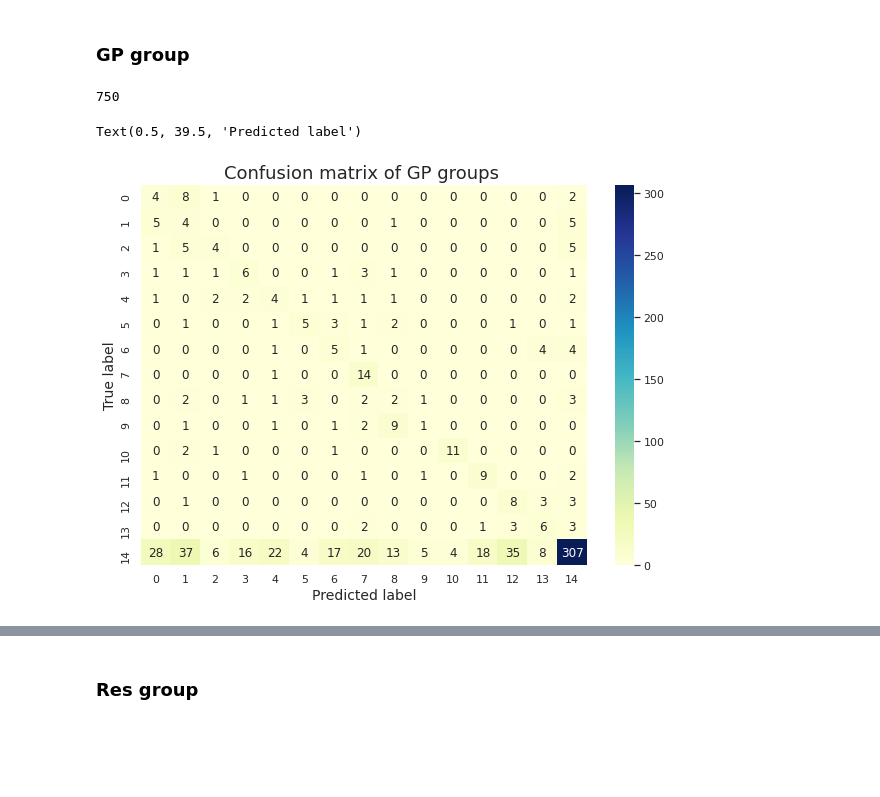
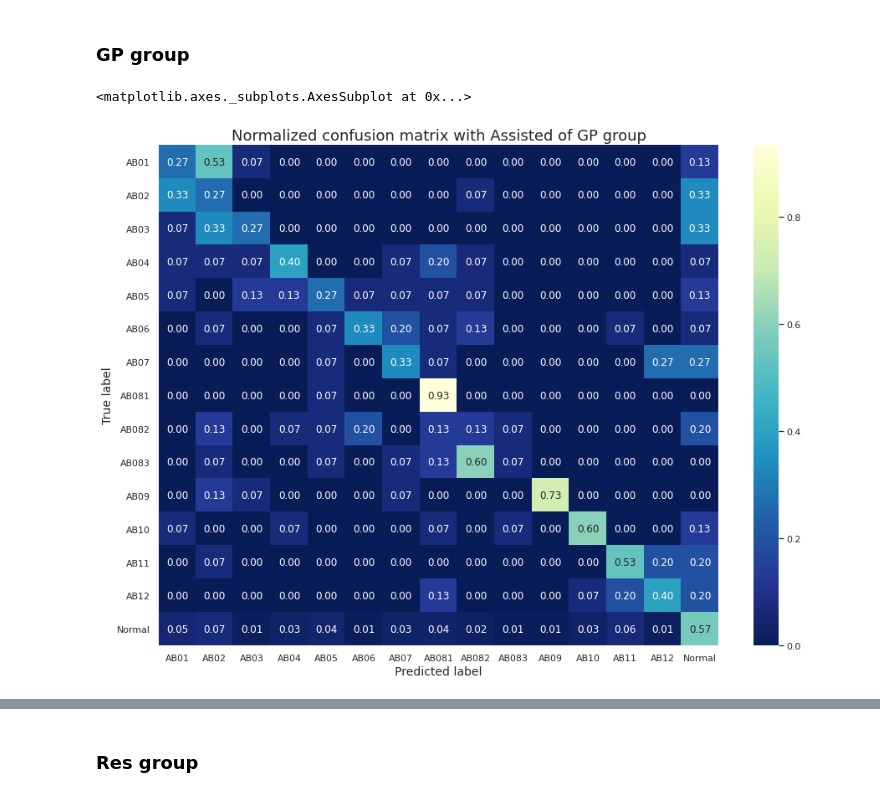
Before and after one commit to Peckkie/Experiment_Evaluation_CCA, a Jupyter notebook: Graph_forPaper.ipynb, the cells around one changed output, grey strips where cells are left out. Drawn from its saved outputs; the diff is of its cells as text; code cells hidden in the pictures; blank space fills up the shorter version.

Commit message:
Update Normalization confusion matrix

```diff
--- a/Graph_forPaper.ipynb
+++ b/Graph_forPaper.ipynb
@@ -123,42 +123,62 @@ Exdf.head(3)
 | 0 | 0 | 1 | AB01 P1 C100.JPG | AB01 | FP-A | /media/tohn/HDD/VISION_dataset/US... | https://irisprodseatraining.blob.... | Easy | Easy | ... |
 | 1 | 1 | 2 | AB01 P4-2 C050.JPG | AB01 | FP-B | /media/tohn/HDD/VISION_dataset/US... | https://irisprodseatraining.blob.... | Easy | Easy | ... |
 | 2 | 2 | 3 | AB01 P5-2 C004.JPG | AB01 | FP-C | /media/tohn/HDD/VISION_dataset/US... | https://irisprodseatraining.blob.... | Easy | Easy | ... |
+# %%
+import matplotlib.pyplot as plt
+import seaborn as sns
+# import matplotlib
+# matplotlib.axes.Axes.annotate
+# cm.round(decimals=2)
+def confusion_matrix_normalized(cm,group):
+    cm = cm.astype('float') / cm.sum(axis=1)[:, np.newaxis]
+    sns.set()
+    classes = np.array(['AB01','AB02','AB03','AB04','AB05','AB06','AB07','AB081','AB082','AB083','AB09','AB10','AB11','AB12','Normal'])
+    fig, ax = plt.subplots(figsize=(15, 11))
+    ax = sns.heatmap(cm, annot=True, fmt='.2f', cmap="YlGnBu_r") #Blues,Oranges,Reds,YlGnBu
+    ax.set(xticklabels=classes, yticklabels=classes)
+    plt.setp(ax.get_yticklabels(), rotation=0, ha="right")
+    ax.set_title(f'Normalized confusion matrix with {group}',fontsize=18)
+    ax.set_ylabel('True label',fontsize=14)
+    ax.set_xlabel('Predicted label',fontsize=14)
+    return ax
 # %% [markdown]
 ### GP group
 # %%
 #Assisit tool GP
 per = ['B10_Pred2_ass','B11_Pred1_ass','B12_Pred1_ass','U10_Pred2_ass','U10_Pred']
 aa = list()
 probmore=Exdf
 for j in per:
     import numpy as np
     from sklearn.metrics import confusion_matrix
     from sklearn.metrics import classification_report,confusion_matrix
     act= probmore['Sub_class_New'].array
     pred = probmore[j].array
     labels = ['AB01','AB02','AB03','AB04','AB05','AB06','AB07','AB081','AB082','AB083','AB09','AB10','AB11','AB12','Normal']
     a = confusion_matrix(act, pred,labels)
     cmat = confusion_matrix(act, pred)
     acc = (np.trace(cmat))/(np.sum(cmat))
     Recall = classification_report(act, pred).split()[-9]
     Prec = classification_report(act, pred).split()[-10]
     aa.append({'Person':j,'Con':a,'acc':acc,'Prec':Prec,'Recall':Recall,'count':len(act)})
 df1 = pd.DataFrame(aa)
 
 cm = df1.Con[0]+df1.Con[1]+df1.Con[2]+df1.Con[3]+df1.Con[4]
-print(sum(cm.ravel()))
-import matplotlib.pyplot as plt
-import seaborn as sns
-sns.set()
-fig, ax = plt.subplots(figsize=(10, 7))
-ax = sns.heatmap(cm, annot=True, fmt="d", cmap="YlGnBu") #Blues,Oranges,Reds
-ax.set_title('Confusion matrix of GP group ',fontsize=18)
-ax.set_ylabel('True label',fontsize=14)
-ax.set_xlabel('Predicted label',fontsize=14)
+# print(sum(cm.ravel()))
+# import matplotlib.pyplot as plt
+# import seaborn as sns
+# sns.set()
+# fig, ax = plt.subplots(figsize=(10, 7))
+# ax = sns.heatmap(cm, annot=True, fmt="d", cmap="YlGnBu") #Blues,Oranges,Reds
+# ax.set_title('Confusion matrix of GP group ',fontsize=18)
+# ax.set_ylabel('True label',fontsize=14)
+# ax.set_xlabel('Predicted label',fontsize=14)
+
+group = 'Assisted of GP group'
+confusion_matrix_normalized(cm,group)
 # %% [output]
-750
+<matplotlib.axes._subplots.AxesSubplot at 0x...>
-Text(0.5, 39.5, 'Predicted label')
-[figure, old version]
+[figure, new version]
 # %%
 #Unassisit tool GP
 per = ['U10_Pred', 'U11_Pred2', 'B10_Pred1', 'B11_Pred2', 'B12_Pred2']
```
Also changed, not shown: parts of 7 cells of this notebook.
